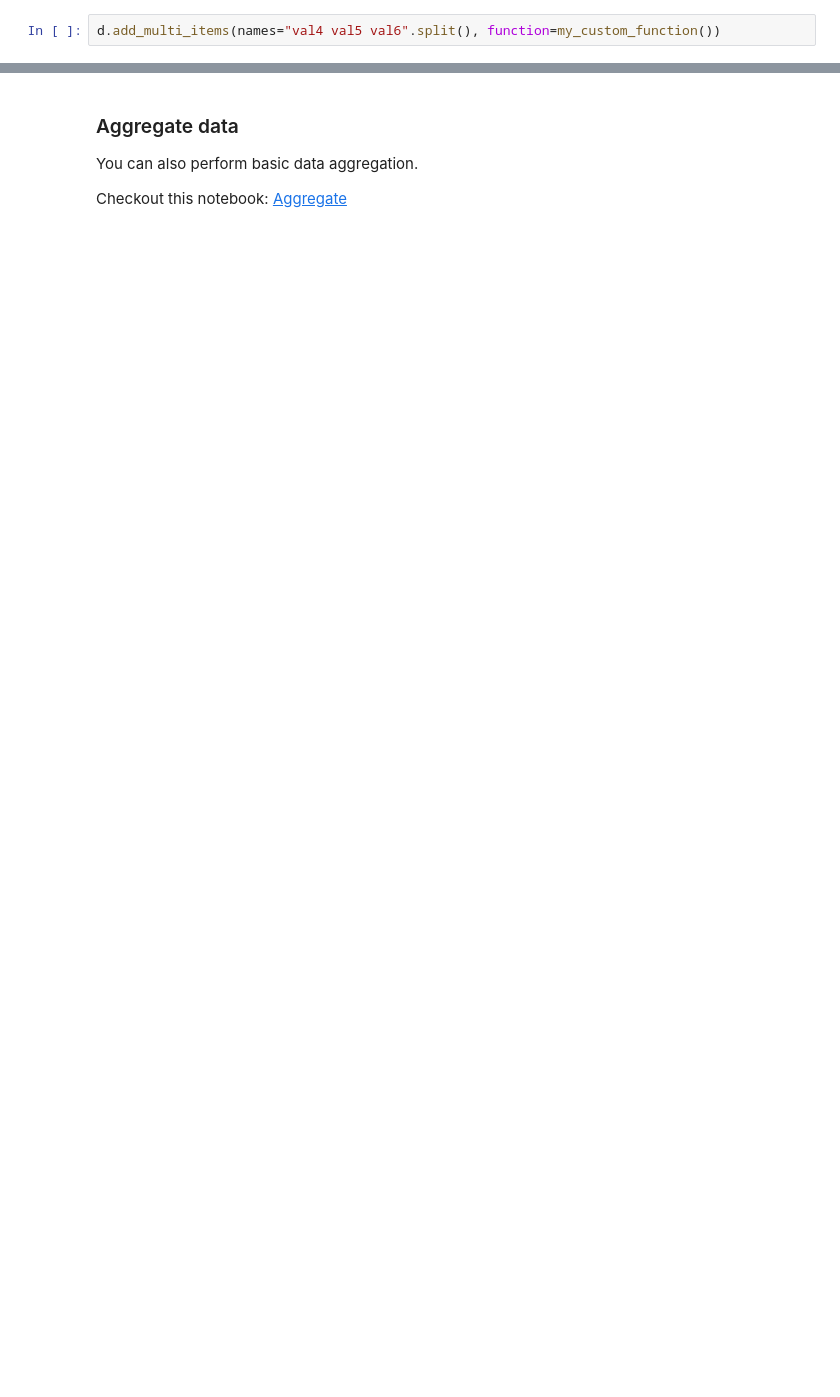
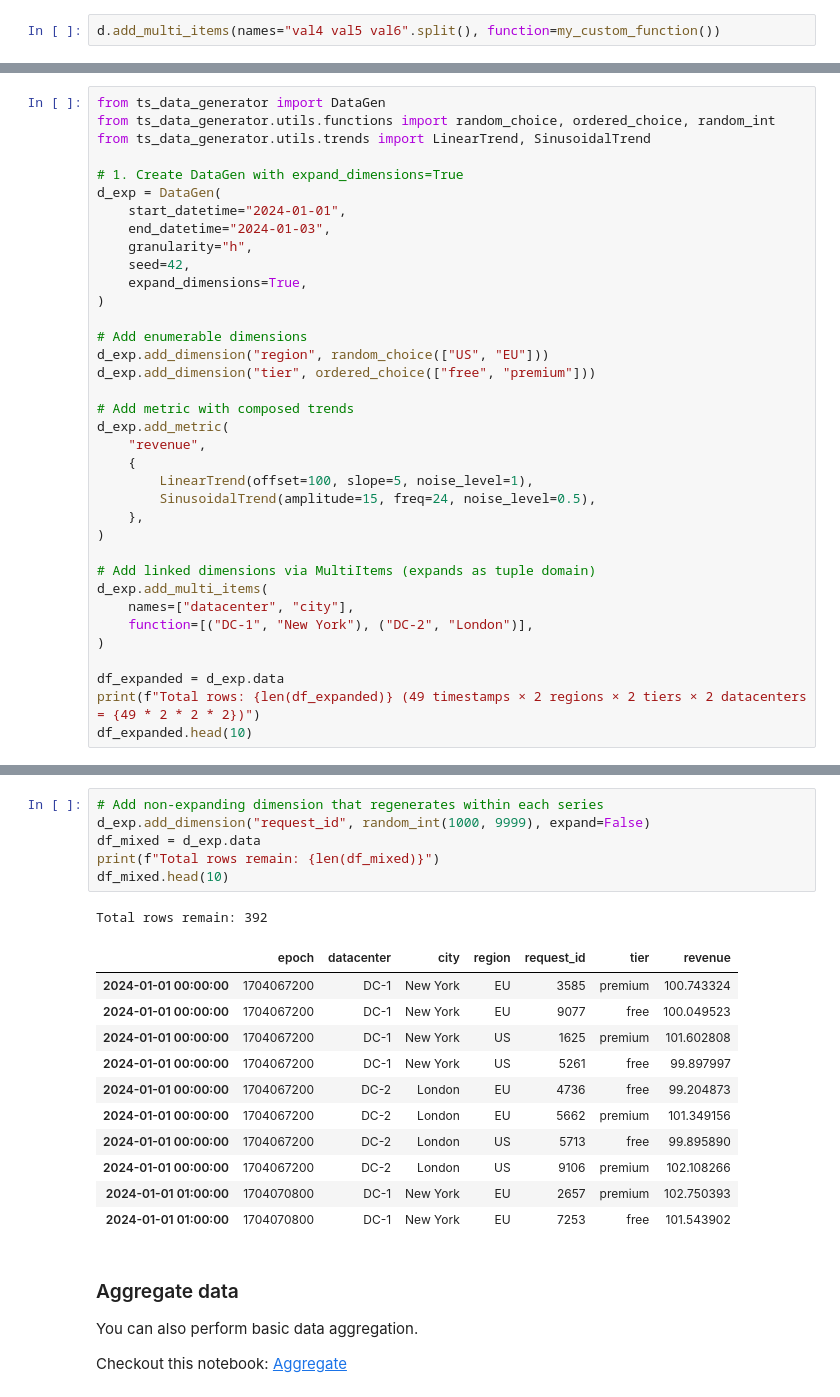
Before and after one commit to manojmanivannan/ts-data-generator, a Jupyter notebook: notebooks/sample.ipynb, the cells around one changed output, grey strips where cells are left out. Saved outputs shown, nothing was run; the diff lists cells and outputs as text; blank space fills up the shorter version.

```diff
--- a/notebooks/sample.ipynb
+++ b/notebooks/sample.ipynb
@@ -305,0 +312,36 @@ DataGen(
+# %%
+from ts_data_generator import DataGen
+from ts_data_generator.utils.functions import random_choice, ordered_choice, random_int
+from ts_data_generator.utils.trends import LinearTrend, SinusoidalTrend
+
+# 1. Create DataGen with expand_dimensions=True
+d_exp = DataGen(
+    start_datetime="2024-01-01",
+    end_datetime="2024-01-03",
+    granularity="h",
+    seed=42,
+    expand_dimensions=True,
+)
+
+# Add enumerable dimensions
+d_exp.add_dimension("region", random_choice(["US", "EU"]))
+d_exp.add_dimension("tier", ordered_choice(["free", "premium"]))
+
+# Add metric with composed trends
+d_exp.add_metric(
+    "revenue",
+    {
+        LinearTrend(offset=100, slope=5, noise_level=1),
+        SinusoidalTrend(amplitude=15, freq=24, noise_level=0.5),
+    },
+)
+
+# Add linked dimensions via MultiItems (expands as tuple domain)
+d_exp.add_multi_items(
+    names=["datacenter", "city"],
+    function=[("DC-1", "New York"), ("DC-2", "London")],
+)
+
+df_expanded = d_exp.data
+print(f"Total rows: {len(df_expanded)} (49 timestamps × 2 regions × 2 tiers × 2 datacenters = {49 * 2 * 2 * 2})")
+df_expanded.head(10)
@@ -306,3 +365,22 @@ DataGen(
+# %%
+# Add non-expanding dimension that regenerates within each series
+d_exp.add_dimension("request_id", random_int(1000, 9999), expand=False)
+df_mixed = d_exp.data
+print(f"Total rows remain: {len(df_mixed)}")
+df_mixed.head(10)
+# %% [output]
+Total rows remain: 392
+|  | epoch | datacenter | city | region | request_id | tier | revenue |
+| 2024-01-01 00:00:00 | 1704067200 | DC-1 | New York | EU | 3585 | premium | 100.743324 |
+| 2024-01-01 00:00:00 | 1704067200 | DC-1 | New York | EU | 9077 | free | 100.049523 |
+| 2024-01-01 00:00:00 | 1704067200 | DC-1 | New York | US | 1625 | premium | 101.602808 |
+| 2024-01-01 00:00:00 | 1704067200 | DC-1 | New York | US | 5261 | free | 99.897997 |
+| 2024-01-01 00:00:00 | 1704067200 | DC-2 | London | EU | 4736 | free | 99.204873 |
+| 2024-01-01 00:00:00 | 1704067200 | DC-2 | London | EU | 5662 | premium | 101.349156 |
+| 2024-01-01 00:00:00 | 1704067200 | DC-2 | London | US | 5713 | free | 99.895890 |
+| 2024-01-01 00:00:00 | 1704067200 | DC-2 | London | US | 9106 | premium | 102.108266 |
+| 2024-01-01 01:00:00 | 1704070800 | DC-1 | New York | EU | 2657 | premium | 102.750393 |
+| 2024-01-01 01:00:00 | 1704070800 | DC-1 | New York | EU | 7253 | free | 101.543902 |
 # %% [markdown]
 ### Aggregate data
 
```
Also changed, not shown: parts of 14 cells of this notebook, 6 other files.
